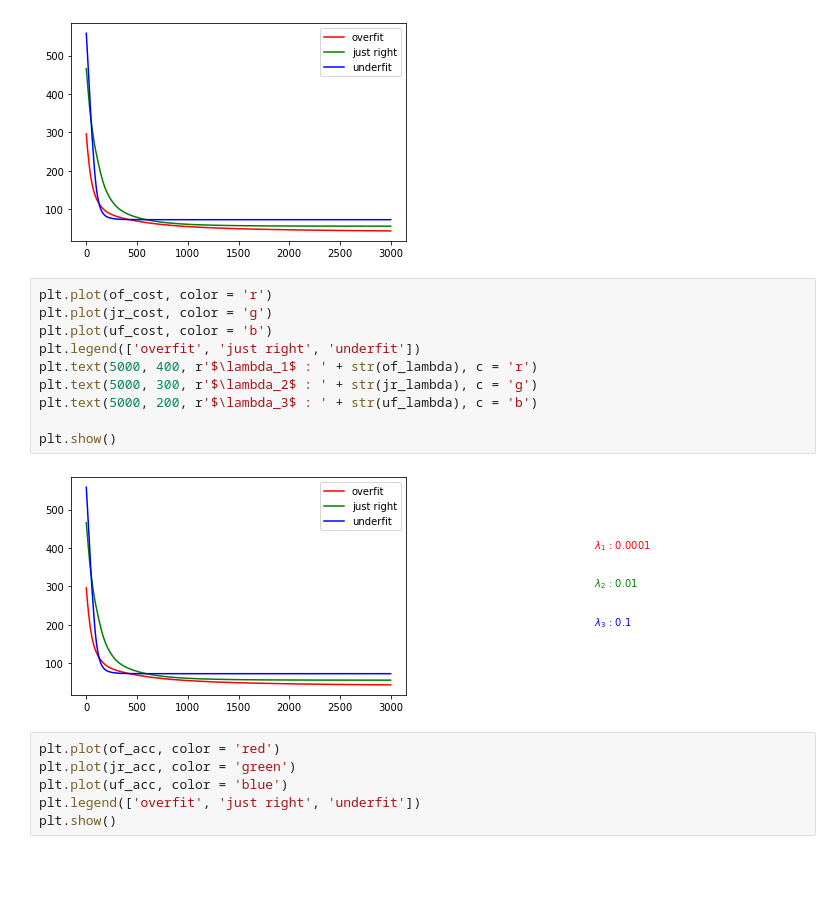
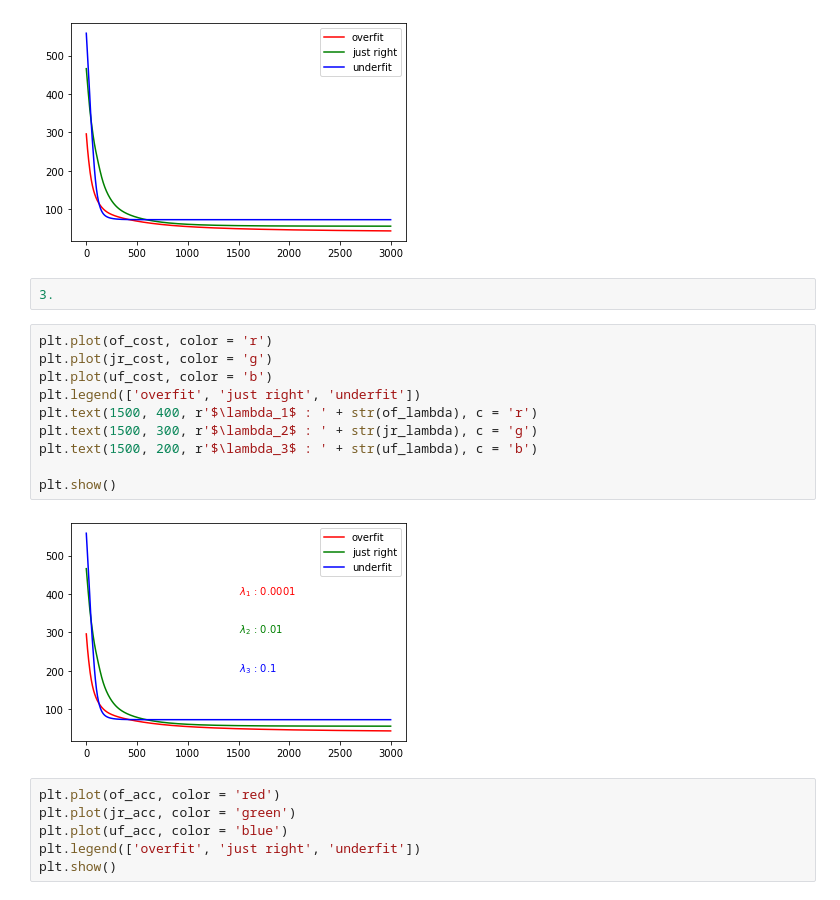
Before and after one commit to insu0929/machinelearning, a Jupyter notebook: Assignment07.ipynb, the cells around one changed output. Cells and saved outputs as stored; diff of their text form; blank space fills up the shorter version.

```diff
--- a/Assignment07.ipynb
+++ b/Assignment07.ipynb
@@ -166,18 +173,20 @@ plt.legend(['overfit', 'just right', 'underfit'])
 plt.show()
 # %% [output]
 [figure]
+# %%
+3.
 # %%
 plt.plot(of_cost, color = 'r')
 plt.plot(jr_cost, color = 'g')
 plt.plot(uf_cost, color = 'b')
 plt.legend(['overfit', 'just right', 'underfit'])
-plt.text(5000, 400, r'$\lambda_1$ : ' + str(of_lambda), c = 'r')
-plt.text(5000, 300, r'$\lambda_2$ : ' + str(jr_lambda), c = 'g')
-plt.text(5000, 200, r'$\lambda_3$ : ' + str(uf_lambda), c = 'b')
+plt.text(1500, 400, r'$\lambda_1$ : ' + str(of_lambda), c = 'r')
+plt.text(1500, 300, r'$\lambda_2$ : ' + str(jr_lambda), c = 'g')
+plt.text(1500, 200, r'$\lambda_3$ : ' + str(uf_lambda), c = 'b')
 
 plt.show()
 # %% [output]
-[figure, old version]
+[figure, new version]
 # %%
 plt.plot(of_acc, color = 'red')
 plt.plot(jr_acc, color = 'green')
```
Also changed, not shown: parts of 5 cells of this notebook.
